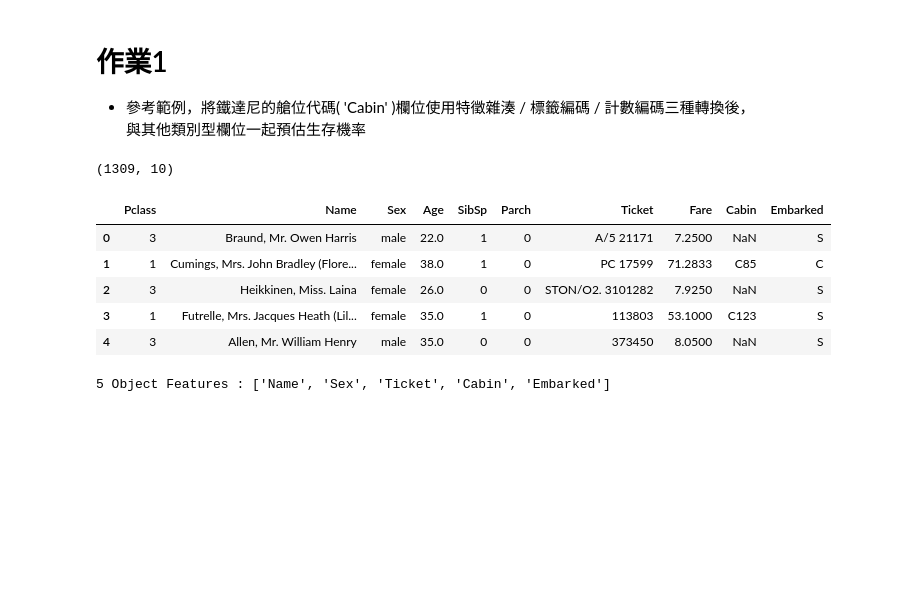
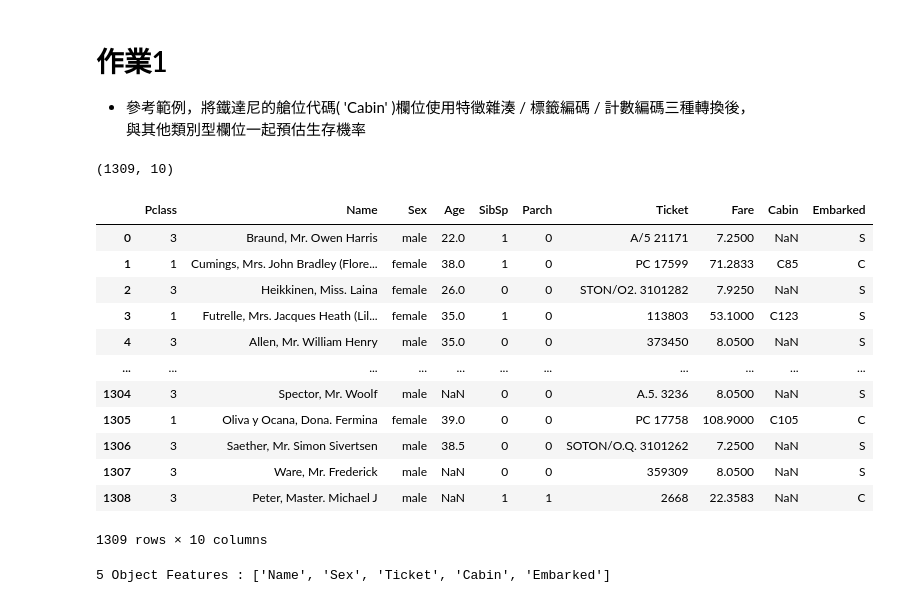
Before and after one commit to Viggochang/1st-DL-CVMarathon-, a Jupyter notebook: Day_026_HW.ipynb, the cells around one changed output. Drawn from its saved outputs; the diff is of its cells as text; code cells hidden in the pictures; blank space fills up the shorter version.

```diff
--- a/Day_026_HW.ipynb
+++ b/Day_026_HW.ipynb
@@ -17,34 +17,42 @@ https://www.kaggle.com/c/titanic
 # 做完特徵工程前的所有準備 (與前範例相同)
 import pandas as pd
 import numpy as np
 import copy, time
 from sklearn.preprocessing import LabelEncoder
 from sklearn.model_selection import cross_val_score
 from sklearn.linear_model import LogisticRegression
 
 from sklearn import metrics
 import warnings
 warnings.filterwarnings("ignore")
 
 data_path = 'D:\\learning_ai\\D12\\'
 df_train = pd.read_csv(data_path + 'titanic_train.csv')
 df_test = pd.read_csv(data_path + 'titanic_test.csv')
 
 train_Y = df_train['Survived']
 ids = df_test['PassengerId']
 df_train = df_train.drop(['PassengerId', 'Survived'] , axis=1)
 df_test = df_test.drop(['PassengerId'] , axis=1)
 df = pd.concat([df_train,df_test])
+df.reset_index(drop = True, inplace = True)
 print(df.shape)
-df.head()
+df
 # %% [output]
 (1309, 10)
 |  | Pclass | Name | Sex | Age | SibSp | Parch | Ticket | Fare | Cabin | Embarked |
 | 0 | 3 | Braund, Mr. Owen Harris | male | 22.0 | 1 | 0 | A/5 21171 | 7.2500 | NaN | S |
 | 1 | 1 | Cumings, Mrs. John Bradley (Flore... | female | 38.0 | 1 | 0 | PC 17599 | 71.2833 | C85 | C |
 | 2 | 3 | Heikkinen, Miss. Laina | female | 26.0 | 0 | 0 | STON/O2. 3101282 | 7.9250 | NaN | S |
 | 3 | 1 | Futrelle, Mrs. Jacques Heath (Lil... | female | 35.0 | 1 | 0 | 113803 | 53.1000 | C123 | S |
 | 4 | 3 | Allen, Mr. William Henry | male | 35.0 | 0 | 0 | 373450 | 8.0500 | NaN | S |
+| ... | ... | ... | ... | ... | ... | ... | ... | ... | ... | ... |
+| 1304 | 3 | Spector, Mr. Woolf | male | NaN | 0 | 0 | A.5. 3236 | 8.0500 | NaN | S |
+| 1305 | 1 | Oliva y Ocana, Dona. Fermina | female | 39.0 | 0 | 0 | PC 17758 | 108.9000 | C105 | C |
+| 1306 | 3 | Saether, Mr. Simon Sivertsen | male | 38.5 | 0 | 0 | SOTON/O.Q. 3101262 | 7.2500 | NaN | S |
+| 1307 | 3 | Ware, Mr. Frederick | male | NaN | 0 | 0 | 359309 | 8.0500 | NaN | S |
+| 1308 | 3 | Peter, Master. Michael J | male | NaN | 1 | 1 | 2668 | 22.3583 | NaN | C |
+1309 rows × 10 columns
 # %%
 #只取類別值 (object) 型欄位, 存於 object_features 中
 object_features = []
```
Also changed, not shown: parts of 9 cells of this notebook.
